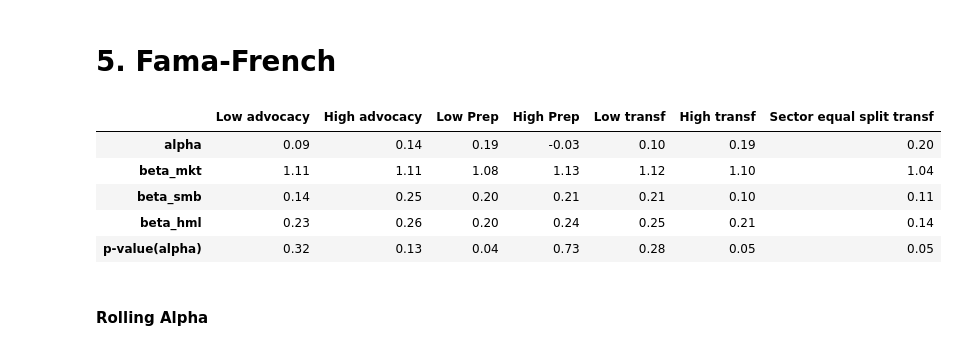
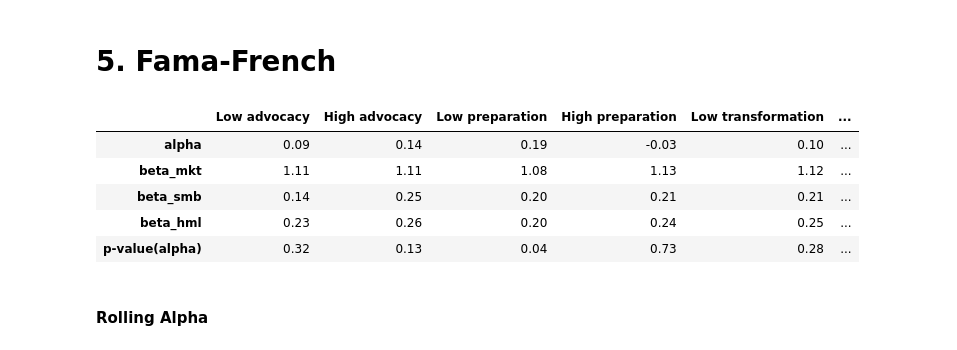
Before and after one commit to christy108/modular_fund_analysis, a Jupyter notebook: Main.ipynb, the cells around one changed output. Drawn from its saved outputs; the diff is of its cells as text; code cells hidden in the pictures.

```diff
--- a/Main.ipynb
+++ b/Main.ipynb
@@ -165,18 +111,26 @@ categories_dict_actions = categories_dict_actions['advocacy, preparation, transf
+# %%
+from functions.signal_design.signal_definitions import dict_all_SDG_1D, dict_2d_actions_stakeholders_original_matteo
+
+
+
+#Choose which action characterization to use
+categories_dict, signal_0_name, signal_1_name, signal_2_name = dict_all_SDG_1D()
+categories_dict, signal_0_name, signal_1_name, signal_2_name = dict_2d_actions_stakeholders_original_matteo()
 # %%
-from functions.signal_design.people_vs_planet import people_vs_planet
-categories_dict_people, categories_dict_planet, categories_dict_people_advocacy, categories_dict_planet_advocacy, categories_dict_prosperity, categories_dict_prosperity_advocacy, categories_dict_all_sdgs, categories_dict_all_sdgs_advocacy = people_vs_planet(categories_dict_actions)
+# from functions.signal_design.people_vs_planet import people_vs_planet
+# categories_dict_people, categories_dict_planet, categories_dict_people_advocacy, categories_dict_planet_advocacy, categories_dict_prosperity, categories_dict_prosperity_advocacy, categories_dict_all_sdgs, categories_dict_all_sdgs_advocacy = people_vs_planet(categories_dict_actions)
 
 
-if signal_type == "all_actions":
-    categories_dict = categories_dict_actions
-elif signal_type == "people":
-    categories_dict = categories_dict_people
-elif signal_type == "planet":
-    categories_dict = categories_dict_planet
-elif signal_type == "prosperity":
-    categories_dict = categories_dict_prosperity
-elif signal_type == "all_sdgs":
-    categories_dict = categories_dict_all_sdgs
+# if signal_type == "all_SDG_1D":
+#     categories_dict = dict_all_SDG_1D
+# elif signal_type == "people":
+#     categories_dict = categories_dict_people
+# elif signal_type == "planet":
+#     categories_dict = categories_dict_planet
+# elif signal_type == "prosperity":
+#     categories_dict = categories_dict_prosperity
+# elif signal_type == "all_sdgs":
+#     categories_dict = categories_dict_all_sdgs
 # %%
 for (key, value) in categories_dict.items():
     if f'sum_with_{value}' in lc.columns:
@@ -398,29 +352,29 @@ sector_portfolio_returns.iloc[0] = 0
 # 5. Fama-French
 # %%
 sector_portfolio_returns_df = pd.DataFrame()
-sector_portfolio_returns_df["Sector equal split transf"] = sector_portfolio_returns
+sector_portfolio_returns_df[f"Sector equal split {signal_2_name}"] = sector_portfolio_returns
 sector_portfolio_returns = sector_portfolio_returns_df
 # %%
 from functions.fama_french import ff3_regressions
 
 # Table on FF3
 ff3_parts = [
-    low_high(ff3_regressions(signal_0_simple_quantiles, fama_french.reset_index(drop=True)), 'advocacy'),
-    low_high(ff3_regressions(signal_1_simple_quantiles, fama_french.reset_index(drop=True)), 'Prep'),
-    low_high(ff3_regressions(signal_2_simple_quantiles, fama_french.reset_index(drop=True)), 'transf'),
+    low_high(ff3_regressions(signal_0_simple_quantiles, fama_french.reset_index(drop=True)), f'{signal_0_name}'),
+    low_high(ff3_regressions(signal_1_simple_quantiles, fama_french.reset_index(drop=True)), signal_1_name),
+    low_high(ff3_regressions(signal_2_simple_quantiles, fama_french.reset_index(drop=True)), signal_2_name),
     ff3_regressions(sector_portfolio_returns, fama_french.reset_index(drop=True))
 ]
 
 ff3_parts_df = pd.concat(ff3_parts, axis=1).round(2)
 #ff3_parts_df.to_csv('./output/ff3_' + _{start_date}-{end_date} + '.csv')
 ff3_parts_df.head()
 # %% [output]
-|  | Low advocacy | High advocacy | Low Prep | High Prep | Low transf | High transf | Sector equal split transf |
-| alpha | 0.09 | 0.14 | 0.19 | -0.03 | 0.10 | 0.19 | 0.20 |
-| beta_mkt | 1.11 | 1.11 | 1.08 | 1.13 | 1.12 | 1.10 | 1.04 |
-| beta_smb | 0.14 | 0.25 | 0.20 | 0.21 | 0.21 | 0.10 | 0.11 |
-| beta_hml | 0.23 | 0.26 | 0.20 | 0.24 | 0.25 | 0.21 | 0.14 |
-| p-value(alpha) | 0.32 | 0.13 | 0.04 | 0.73 | 0.28 | 0.05 | 0.05 |
+|  | Low advocacy | High advocacy | Low preparation | High preparation | Low transformation | ... |
+| alpha | 0.09 | 0.14 | 0.19 | -0.03 | 0.10 | ... |
+| beta_mkt | 1.11 | 1.11 | 1.08 | 1.13 | 1.12 | ... |
+| beta_smb | 0.14 | 0.25 | 0.20 | 0.21 | 0.21 | ... |
+| beta_hml | 0.23 | 0.26 | 0.20 | 0.24 | 0.25 | ... |
+| p-value(alpha) | 0.32 | 0.13 | 0.04 | 0.73 | 0.28 | ... |
 # %% [markdown]
 #### Rolling Alpha
 # %%
```
Also changed, not shown: parts of 7 cells of this notebook, 14 other files.
